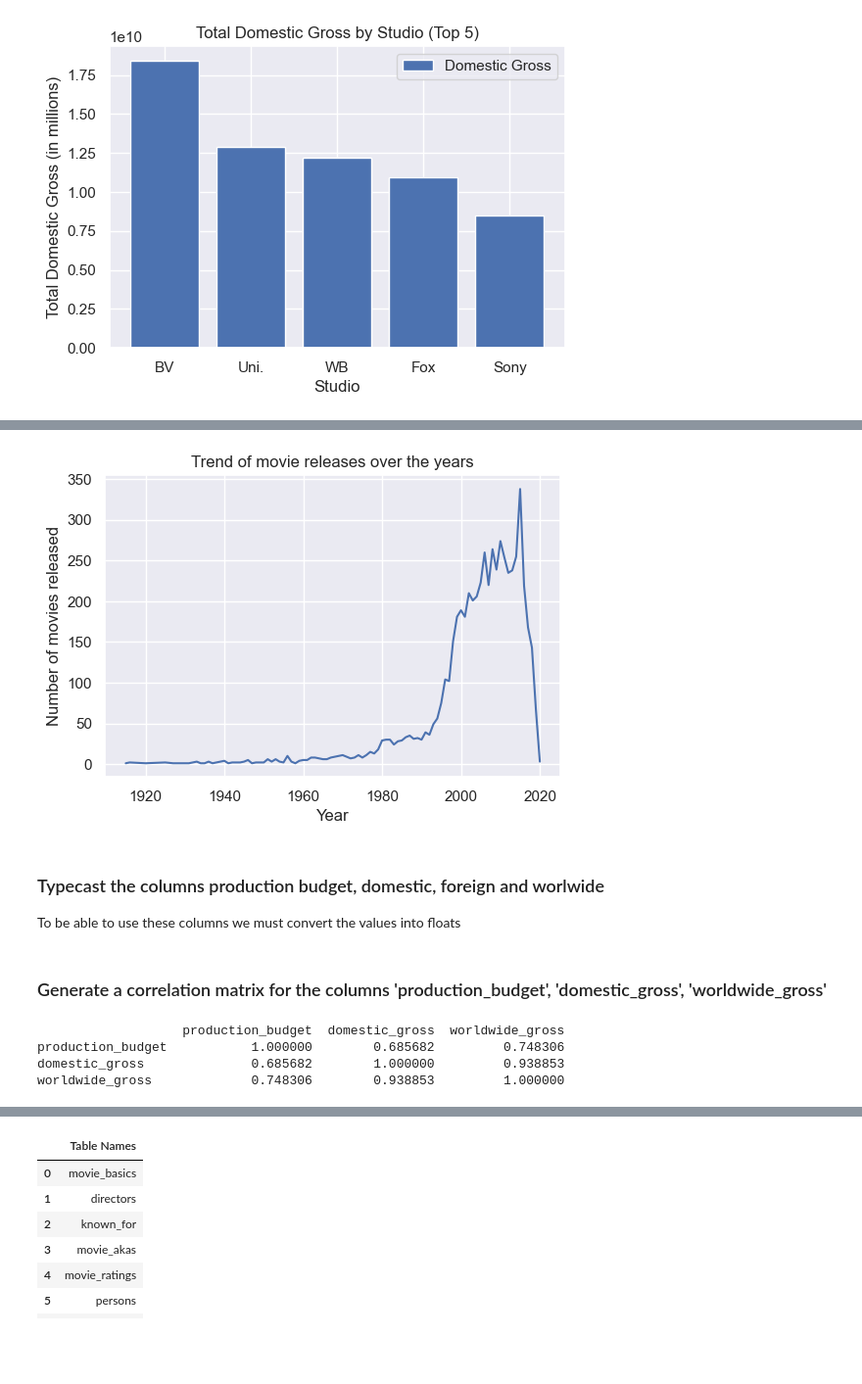
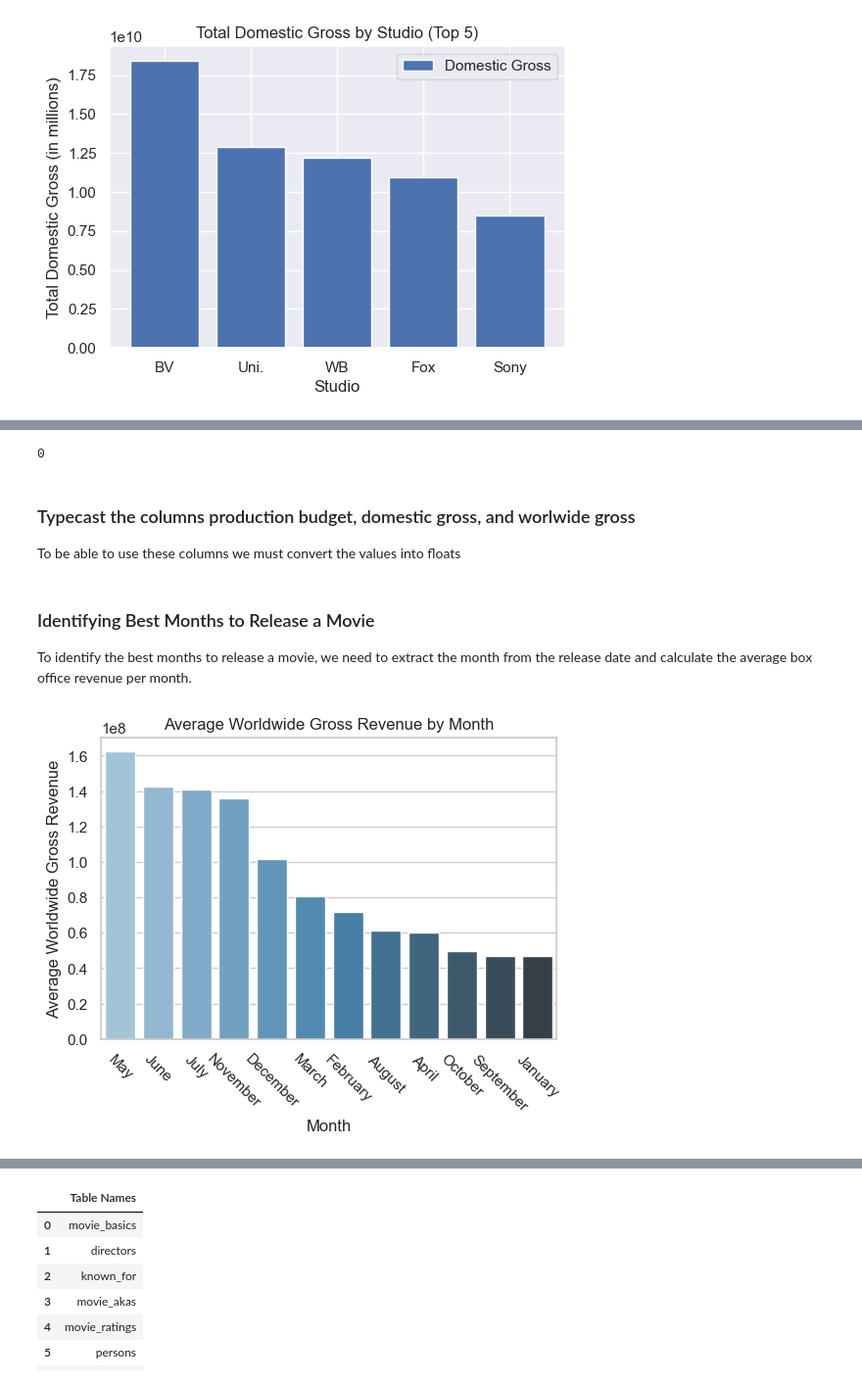
Before and after one commit to D-EKALE/dsc-phase1-project, a Jupyter notebook: student.ipynb, the cells around one changed output, grey strips where cells are left out. Shown at 98% size. Drawn from its saved outputs; the diff is of its cells as text; code cells hidden in the pictures; blank space fills up the shorter version.

```diff
--- a/student.ipynb
+++ b/student.ipynb
@@ -102,0 +158,8 @@ memory usage: 271.2+ KB
+# %%
+# Check for duplicates
+budgets.duplicated().sum()
+# %% [output]
+0
+# %% [markdown]
+### Typecast the columns production budget, domestic gross, and worlwide gross
+To be able to use these columns we must convert the values into floats
@@ -103,17 +171,23 @@ memory usage: 271.2+ KB
+# %% [markdown]
+### Identifying Best Months to Release a Movie
+To identify the best months to release a movie, we need to extract the month from the release date and calculate the average box office revenue per month.
 # %%
-# Analyze the trend of movie releases over the years
+# Convert release_date column to datetime format
 budgets['release_date'] = pd.to_datetime(budgets['release_date'])
-budgets['year'] = budgets['release_date'].dt.year
-yearly_releases = budgets.groupby('year').size()
 
+# Extract month from release_date
+budgets['month'] = budgets['release_date'].dt.month_name()
+
+# Calculate average box office revenue per month
+month_revenue = budgets.groupby('month')['worldwide_gross'].mean().sort_values(ascending=False)
+
+# Create bar plot
 sns.set_style('whitegrid')
-sns.set(rc={'figure.figsize':(6,4)})
-sns.lineplot(x=yearly_releases.index, y=yearly_releases.values)
-plt.xlabel('Year')
-plt.ylabel('Number of movies released')
-plt.title('Trend of movie releases over the years');
+ax = sns.barplot(x=month_revenue.index, y=month_revenue.values, palette='Blues_d')
+ax.set_xlabel('Month')
+ax.set_ylabel('Average Worldwide Gross Revenue')
+ax.set_title('Average Worldwide Gross Revenue by Month')
+plt.xticks(rotation=-45)
+plt.show()
 # %% [output]
-[figure, old version]
+[figure, new version]
-# %% [markdown]
-### Typecast the columns production budget, domestic, foreign and worlwide
-To be able to use these columns we must convert the values into floats
@@ -124,10 +193,0 @@ budgets['worldwide_gross'] = budgets['worldwide_gross'].str.replace('$', '').str
-# %% [markdown]
-### Generate a correlation matrix for the columns 'production_budget', 'domestic_gross', 'worldwide_gross'
-# %%
-correlation_matrix = budgets[['production_budget', 'domestic_gross', 'worldwide_gross']].astype(float).corr()
-print(correlation_matrix)
-# %% [output]
-                   production_budget  domestic_gross  worldwide_gross
-production_budget           1.000000        0.685682         0.748306
-domestic_gross              0.685682        1.000000         0.938853
-worldwide_gross             0.748306        0.938853         1.000000
```
Also changed, not shown: parts of 35 cells of this notebook.
